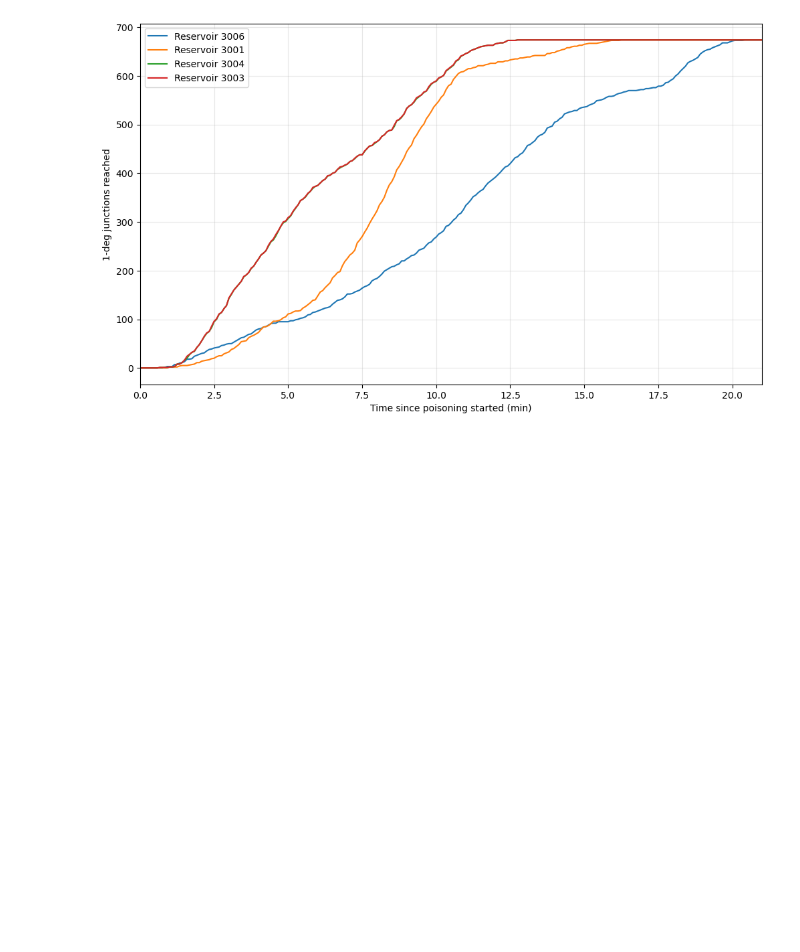
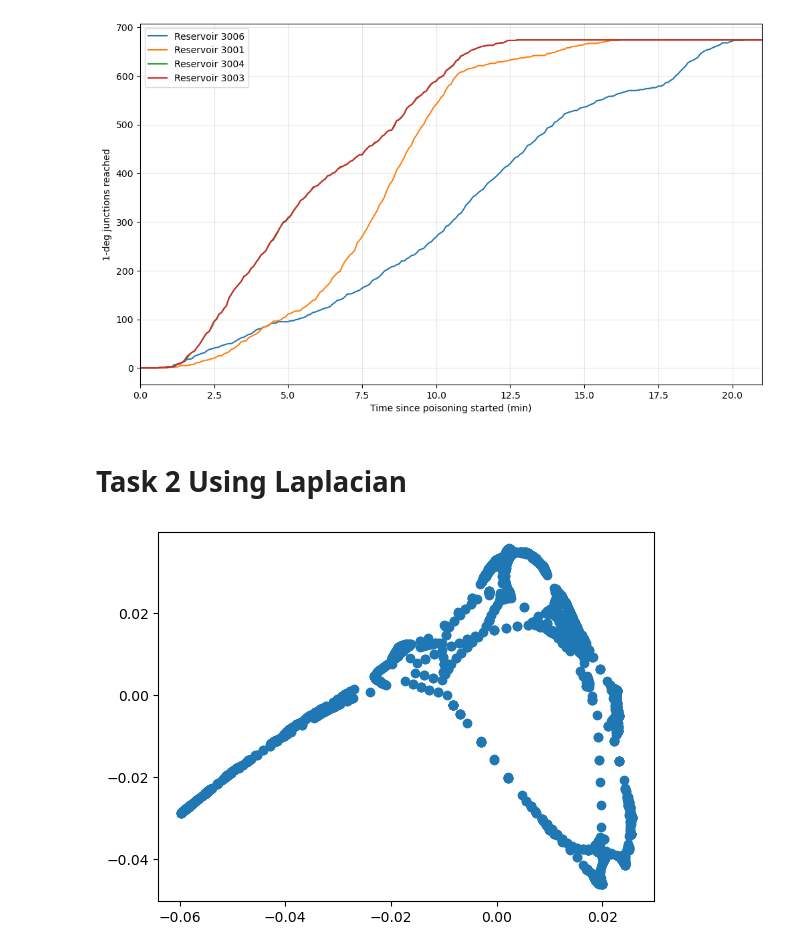
Before and after one commit to CapperTheRose16/Project-in-Network-Analysis, a Jupyter notebook: basic_inspection.ipynb, the cells around one changed output. Drawn from its saved outputs; the diff is of its cells as text; code cells hidden in the pictures; blank space fills up the shorter version.

Commit message:
Trying to solve task 2 using laplacian

```diff
--- a/basic_inspection.ipynb
+++ b/basic_inspection.ipynb
@@ -77,3 +77,19 @@ ax.grid(alpha=0.3)
 plt.show()
 # %% [output]
 [figure]
+# %% [markdown]
+# Task 2 Using Laplacian
+# %%
+G = nx.from_pandas_edgelist(edges, "source", "target")
+order = list(G.nodes())
+L=nx.laplacian_matrix(G, nodelist=order).toarray()
+ev, V = np.linalg.eigh(L)
+
+
+v2 = V[:, 1]
+v3 = V[:, 2]
+v4= V[:, 3]
+plt.scatter(v2,v3)
+plt.show()
+# %% [output]
+[figure, added]
```
Also changed, not shown: parts of 3 cells of this notebook.
